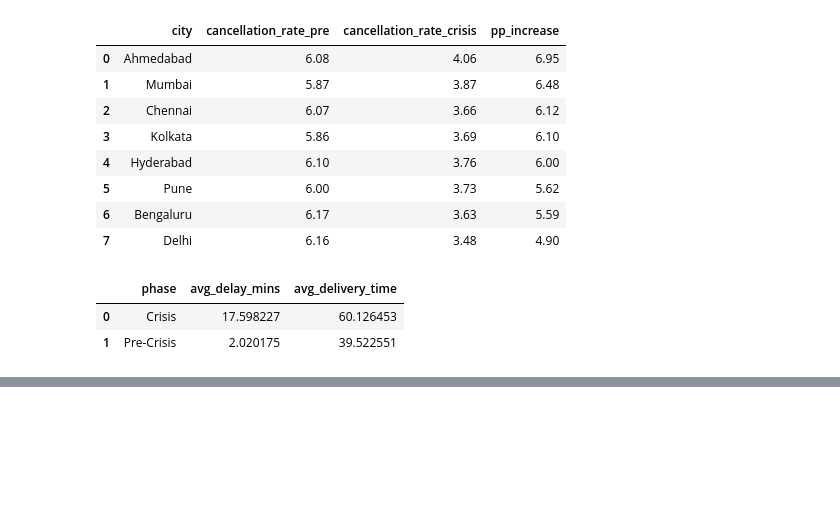
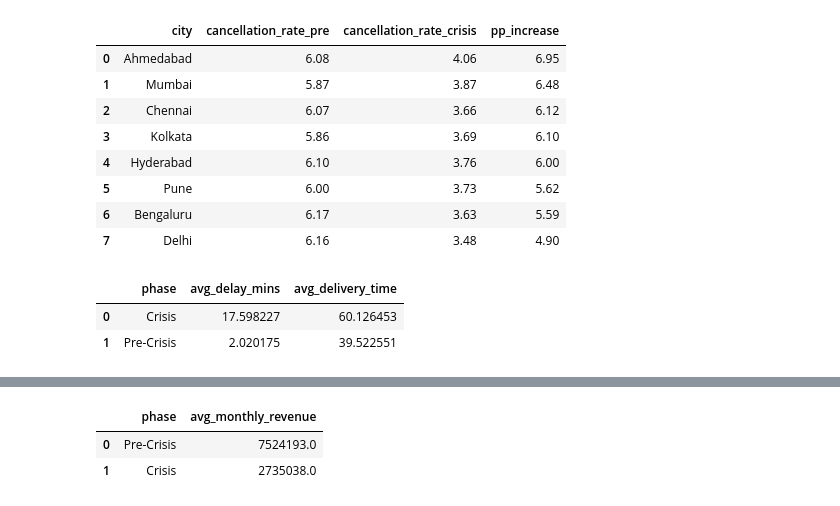
Before and after one commit to Joyan9/Crisis-Recovery-Data-Analytics-Project, a Jupyter notebook: EDA.ipynb, the cells around one changed output, grey strips where cells are left out. Saved outputs shown, nothing was run; the diff lists cells and outputs as text; code cells hidden in the pictures; blank space fills up the shorter version.

```diff
--- a/EDA.ipynb
+++ b/EDA.ipynb
@@ -374,0 +470,31 @@ conn.execute("""
+# %%
+# 8. Estimate revenue loss: pre-crisis vs crisis
+
+conn.execute("""
+            WITH monthly_revenue AS (
+                SELECT
+                EXTRACT(MONTH FROM order_timestamp) AS month,
+
+                CASE
+                    WHEN EXTRACT(MONTH FROM order_timestamp) BETWEEN 1 AND 5 THEN 'Pre-Crisis'
+                    WHEN EXTRACT(MONTH FROM order_timestamp) BETWEEN 6 AND 9 THEN 'Crisis'
+                END AS phase,
+
+                SUM(total_amount) AS revenue_month
+
+                FROM fact_orders
+                WHERE is_cancelled='N'
+
+                GROUP BY month, phase
+                )
+
+                SELECT
+                phase,
+                ROUND(AVG(revenue_month),0) AS avg_monthly_revenue
+                FROM monthly_revenue
+                GROUP BY phase;
+             """).fetch_df()
+# %% [output]
+|  | phase | avg_monthly_revenue |
+| 0 | Pre-Crisis | 7524193.0 |
+| 1 | Crisis | 2735038.0 |
```
Also changed, not shown: parts of 5 cells of this notebook.
